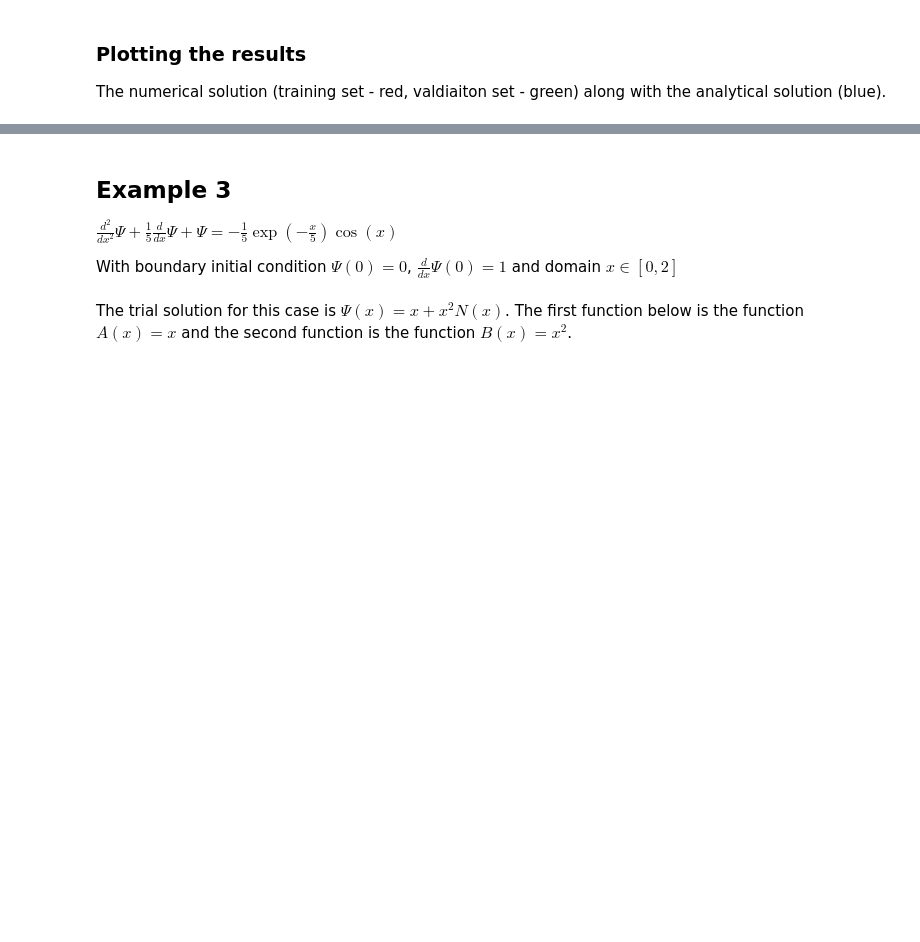
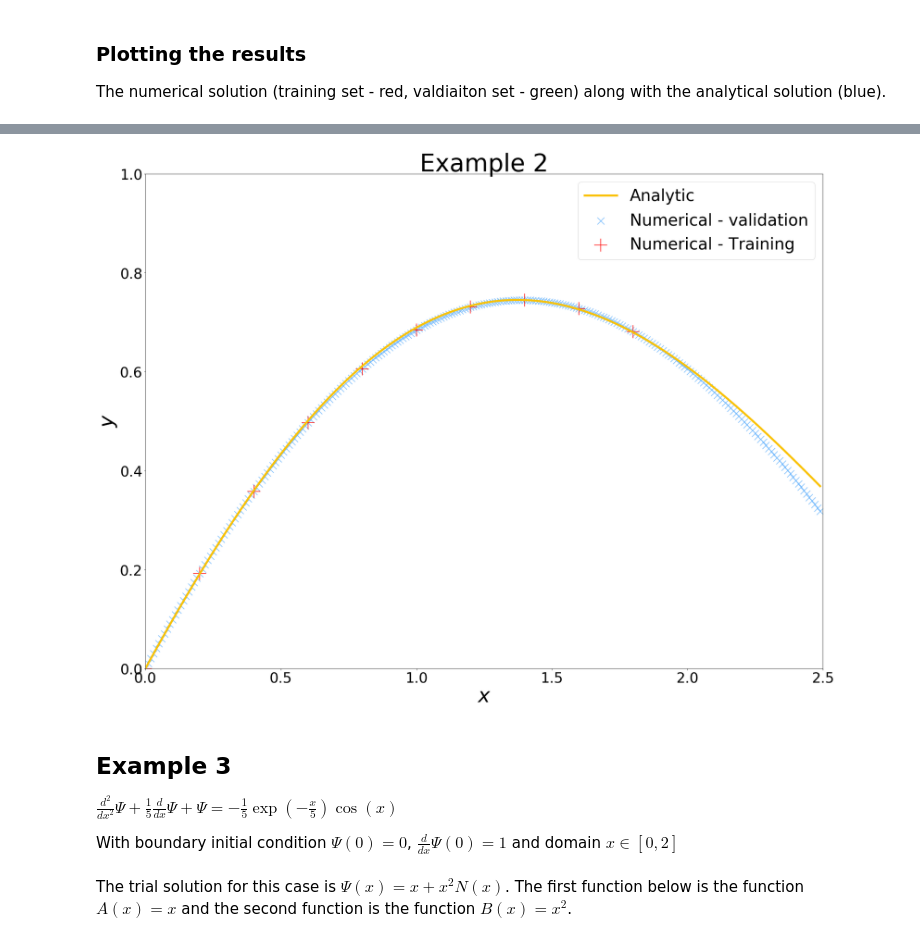
Before and after one commit to PGrabinski/NNDE, a Jupyter notebook: ODEs.ipynb, the cells around one changed output, grey strips where cells are left out. Saved outputs shown, nothing was run; the diff lists cells and outputs as text; code cells hidden in the pictures; blank space fills up the shorter version.

```diff
--- a/ODEs.ipynb
+++ b/ODEs.ipynb
@@ -271,3 +289,21 @@ plt.show()
+# %%
+plt.clf()
+plt.scatter(Xe2plot, Ye2, c='xkcd:sky blue', label='Numerical - validation', marker='x', s=300)
+plt.scatter(Xe2.reshape((Xe2.shape[0],)), Ye2sol, c='r', label='Numerical - Training', marker='+', s=1000)
+plt.plot(Xe2plot, Ye22, c='xkcd:goldenrod', label='Analytic', linewidth=5)
+plt.xlabel(r'$x$', fontsize='50')
+plt.ylabel(r'$y$', fontsize='50')
+plt.xlim((0,2.5))
+plt.ylim((0.,1))
+# plt.axis('equal')
+plt.legend(fontsize='40')
+plt.title('Example 2', fontsize='60')
+plt.gcf().set_size_inches(30, 22.5)
+plt.tick_params(axis='both', which='major', labelsize=35)
+plt.savefig('plots/example2.jpg')
+plt.show()
+# %% [output]
+[figure, added]
 # %% [markdown]
 ## Example 3
 
```
Also changed, not shown: parts of 10 cells of this notebook, 11 other files.
